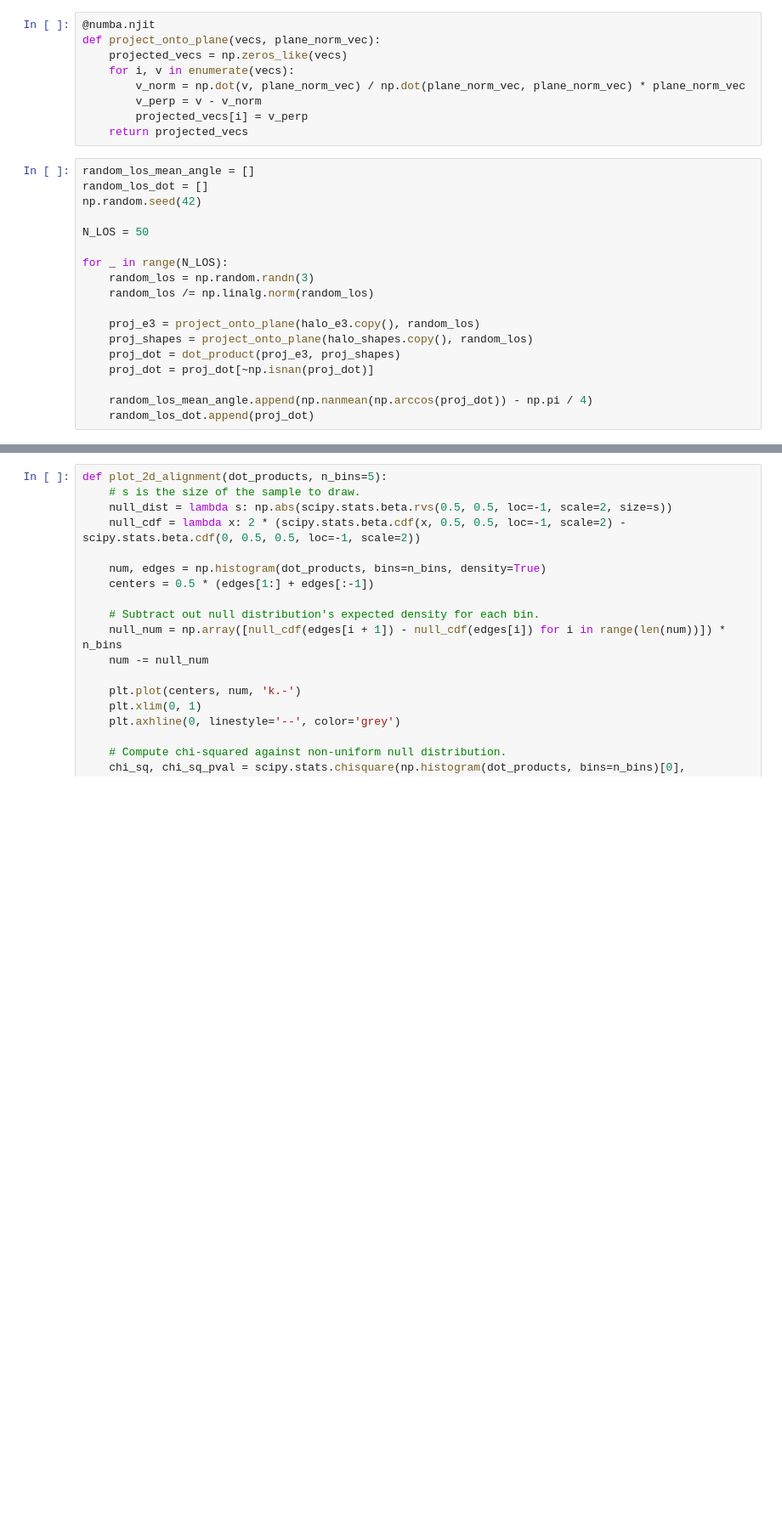
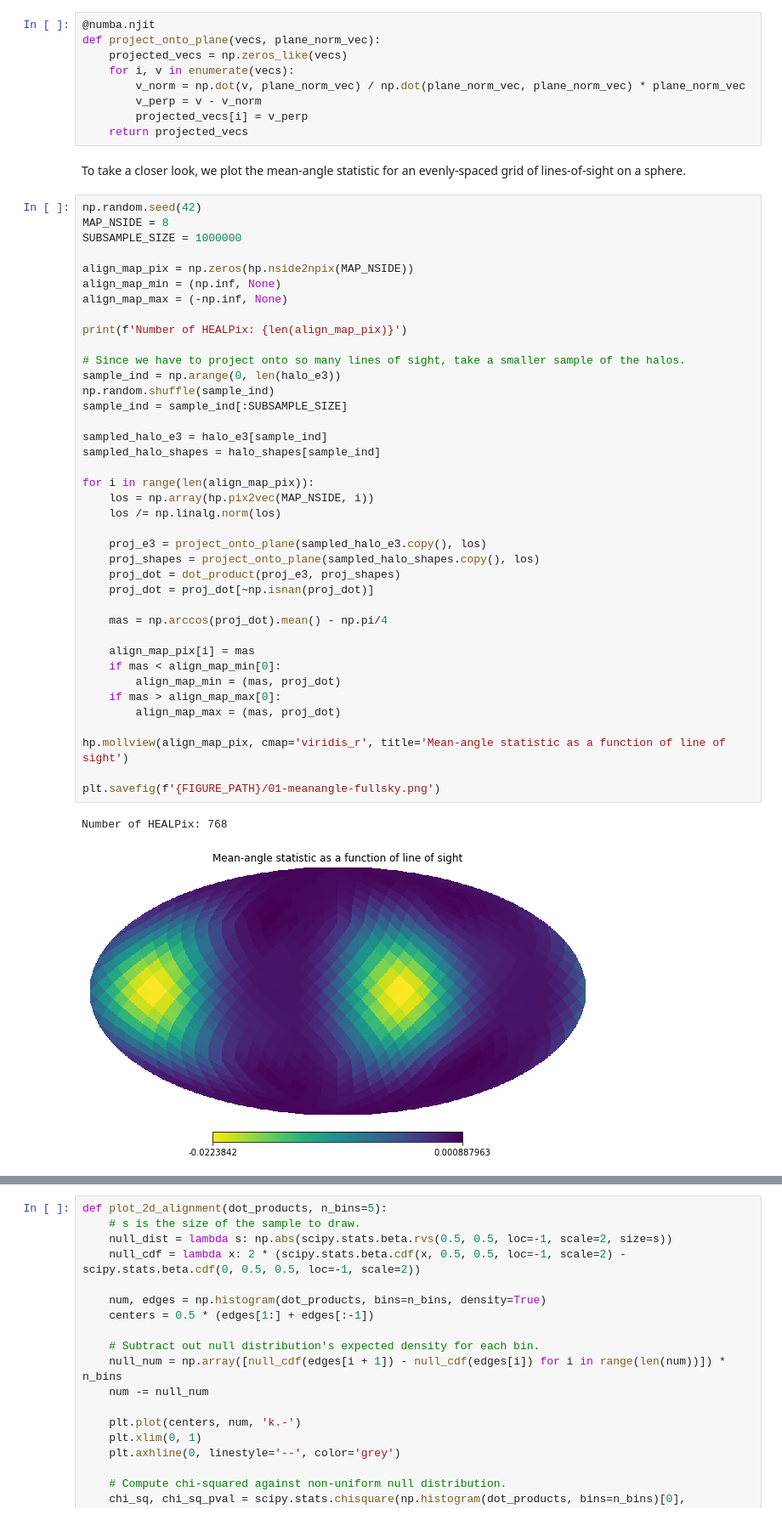
Before and after one commit to bzh-bzh/bolshoip-alignment-demo, a Jupyter notebook: 2D Alignment Anisotropy Demo.ipynb, the cells around one changed output, grey strips where cells are left out. Shown: that part at 85% size. Drawn from its saved outputs; the diff is of its cells as text; blank space fills up the shorter version.

```diff
--- a/2D Alignment Anisotropy Demo.ipynb
+++ b/2D Alignment Anisotropy Demo.ipynb
@@ -254,21 +256,47 @@ def project_onto_plane(vecs, plane_norm_vec):
         v_perp = v - v_norm
         projected_vecs[i] = v_perp
     return projected_vecs
-# %%
-random_los_mean_angle = []
-random_los_dot = []
-np.random.seed(42)
-
-N_LOS = 50
-
-for _ in range(N_LOS):
-    random_los = np.random.randn(3)
-    random_los /= np.linalg.norm(random_los)
-
-    proj_e3 = project_onto_plane(halo_e3.copy(), random_los)
-    proj_shapes = project_onto_plane(halo_shapes.copy(), random_los)
-    proj_dot = dot_product(proj_e3, proj_shapes)
-    proj_dot = proj_dot[~np.isnan(proj_dot)]
-
-    random_los_mean_angle.append(np.nanmean(np.arccos(proj_dot)) - np.pi / 4)
-    random_los_dot.append(proj_dot)
+# %% [markdown]
+To take a closer look, we plot the mean-angle statistic for an evenly-spaced grid of lines-of-sight on a sphere.
+# %%
+np.random.seed(42)
+MAP_NSIDE = 8
+SUBSAMPLE_SIZE = 1000000
+
+align_map_pix = np.zeros(hp.nside2npix(MAP_NSIDE))
+align_map_min = (np.inf, None)
+align_map_max = (-np.inf, None)
+
+print(f'Number of HEALPix: {len(align_map_pix)}')
+
+# Since we have to project onto so many lines of sight, take a smaller sample of the halos.
+sample_ind = np.arange(0, len(halo_e3))
+np.random.shuffle(sample_ind)
+sample_ind = sample_ind[:SUBSAMPLE_SIZE]
+
+sampled_halo_e3 = halo_e3[sample_ind]
+sampled_halo_shapes = halo_shapes[sample_ind]
+
+for i in range(len(align_map_pix)):
+    los = np.array(hp.pix2vec(MAP_NSIDE, i))
+    los /= np.linalg.norm(los)
+
+    proj_e3 = project_onto_plane(sampled_halo_e3.copy(), los)
+    proj_shapes = project_onto_plane(sampled_halo_shapes.copy(), los)
+    proj_dot = dot_product(proj_e3, proj_shapes)
+    proj_dot = proj_dot[~np.isnan(proj_dot)]
+
+    mas = np.arccos(proj_dot).mean() - np.pi/4
+
+    align_map_pix[i] = mas
+    if mas < align_map_min[0]:
+        align_map_min = (mas, proj_dot)
+    if mas > align_map_max[0]:
+        align_map_max = (mas, proj_dot)
+
+hp.mollview(align_map_pix, cmap='viridis_r', title='Mean-angle statistic as a function of line of sight')
+
+plt.savefig(f'{FIGURE_PATH}/01-meanangle-fullsky.png')
+# %% [output]
+Number of HEALPix: 768
+[figure, added]
```
Also changed, not shown: parts of 17 cells of this notebook, 11 other files.
